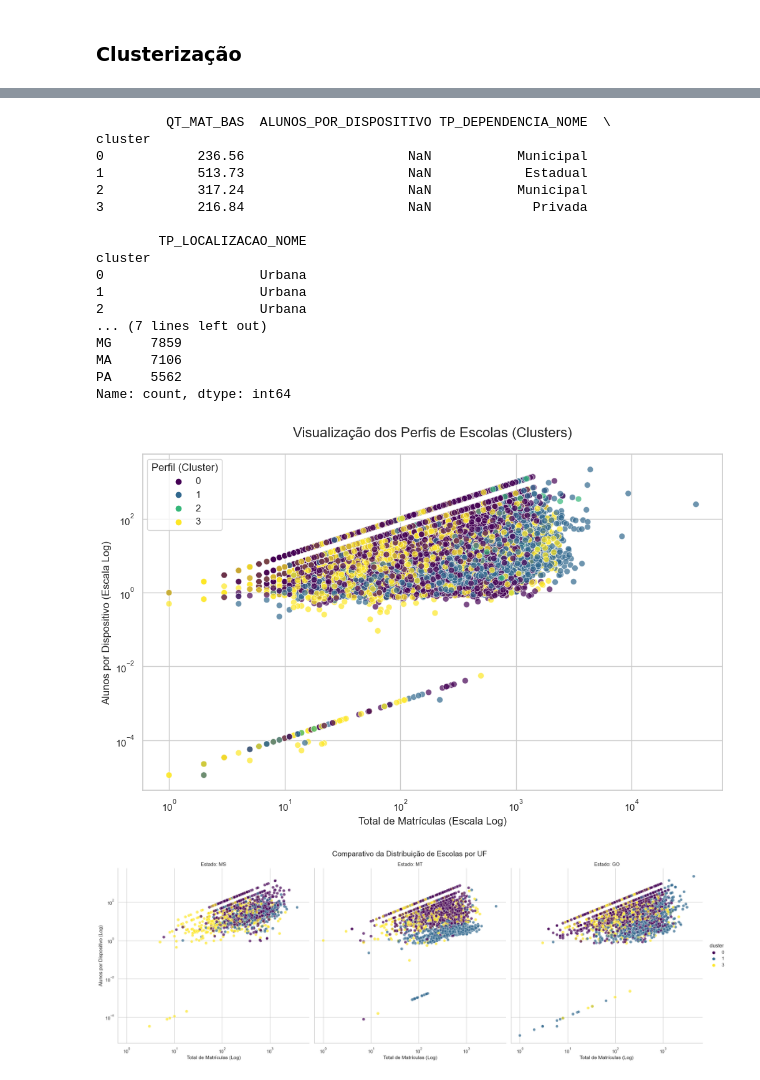
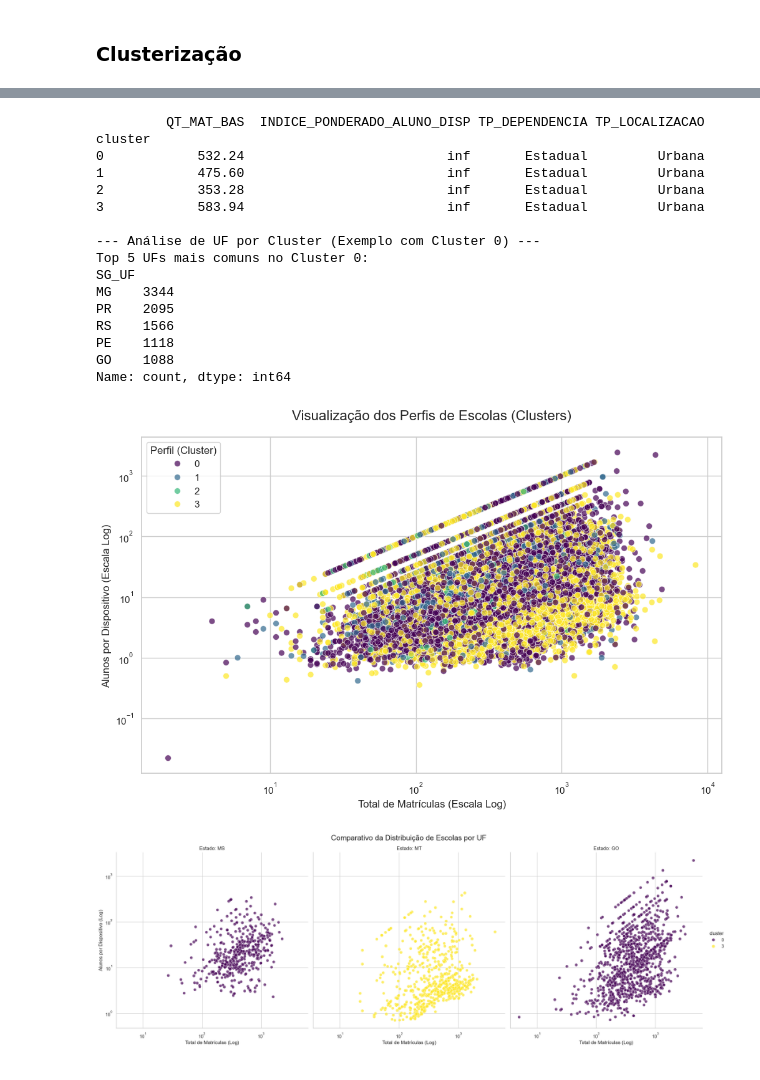
Before and after one commit to laysfreitas/TJGO_CienciaDeDados, a Jupyter notebook: Análise de Dados/Trabalho_Final/trabalho_final.ipynb, the cells around one changed output, grey strips where cells are left out. Cells and saved outputs as stored; diff of their text form; code cells hidden in the pictures.

```diff
--- a/Análise de Dados/Trabalho_Final/trabalho_final.ipynb
+++ b/Análise de Dados/Trabalho_Final/trabalho_final.ipynb
@@ -76,0 +86,21 @@ df_tratado['QT_TABLET_ALUNO'] = df_tratado['QT_TABLET_ALUNO'].replace(88888.0, n
+# %%
+# Pesos para o cálculo do índice ponderado, tentei implementar esses pesos mas confundiu minha análise em relação aos valores calculados, por isso deixei como 1.0
+peso_em = 1.0
+peso_fund = 1.0 # Peso base
+# %%
+# Cálculo da matrícula ponderada matriculas de ensino medio dividido pelo restante do ensino básico
+df_ensino_medio['MATRICULA_PONDERADA'] = (df_ensino_medio['QT_MAT_MED'] * peso_em) + \
+                                        (df_ensino_medio['QT_MAT_BAS_MENOS_EM'] * peso_fund)
+
+# Cálculo do total de dispositivos
+df_ensino_medio['QT_TOTAL_DISPOSITIVOS'] = df_ensino_medio['QT_DESKTOP_ALUNO'] + df_ensino_medio['QT_COMP_PORTATIL_ALUNO'] + df_ensino_medio['QT_TABLET_ALUNO']
+
+# Substitui valores zero por NaN para evitar divisão por zero
+dispositivos = df_ensino_medio['QT_TOTAL_DISPOSITIVOS'].replace(0, np.nan)
+df_ensino_medio['INDICE_PONDERADO_ALUNO_DISP'] = df_ensino_medio['MATRICULA_PONDERADA'] / dispositivos
+
+# Se a matrícula ponderada for 0, o resultado deve ser 0, não NaN
+df_ensino_medio.loc[df_ensino_medio['MATRICULA_PONDERADA'] == 0, 'INDICE_PONDERADO_ALUNO_DISP'] = 0
+
+# Preenche os casos de divisão por zero (dispositivos=0 mas alunos>0) com infinito
+df_ensino_medio['INDICE_PONDERADO_ALUNO_DISP'].fillna(np.inf, inplace=True)
@@ -273,0 +252,12 @@ df_cluster_encoded['cluster'] = pipeline.fit_predict(df_cluster_encoded)
+# %%
+features_cluster = [
+    'QT_MAT_BAS',
+    'INDICE_PONDERADO_ALUNO_DISP',
+    'TP_DEPENDENCIA',
+    'IN_BANDA_LARGA',
+    'IN_LABORATORIO_INFORMATICA',
+    'SG_UF'
+]
+
+# 2. Preparação do dataframe para o modelo
+df_cluster = df_ensino_medio[features_cluster].copy()
@@ -274,12 +339,12 @@ df_cluster_encoded['cluster'] = pipeline.fit_predict(df_cluster_encoded)
 # %%
-df_analise_final = df_tratado.loc[df_cluster.index].copy()
+df_analise_final = df_ensino_medio.loc[df_cluster.index].copy()
 df_analise_final['cluster'] = df_cluster_encoded['cluster']
 
 # Calcular a média das features numéricas por cluster
-resumo_numerico = df_analise_final.groupby('cluster')[['QT_MAT_BAS', 'ALUNOS_POR_DISPOSITIVO']].mean().round(2)
+resumo_numerico = df_analise_final.groupby('cluster')[['QT_MAT_BAS', 'INDICE_PONDERADO_ALUNO_DISP']].mean().round(2)
 
 # Calcular a moda das features categóricas por cluster
-resumo_categorico = df_analise_final.groupby('cluster')[['TP_DEPENDENCIA_NOME', 'TP_LOCALIZACAO_NOME']].agg(lambda x: x.mode()[0])
+resumo_categorico = df_analise_final.groupby('cluster')[['TP_DEPENDENCIA', 'TP_LOCALIZACAO']].agg(lambda x: x.mode()[0])
 
 # Juntar os resumos para criar a tabela de perfis
 resumo_final_clusters = pd.concat([resumo_numerico, resumo_categorico], axis=1)
@@ -292,38 +357,37 @@ cluster_exemplo = 0
 uf_distribution = df_analise_final[df_analise_final['cluster'] == cluster_exemplo]['SG_UF'].value_counts().nlargest(5)
 print(f"Top 5 UFs mais comuns no Cluster {cluster_exemplo}:\n{uf_distribution}")
 # %% [output]
-         QT_MAT_BAS  ALUNOS_POR_DISPOSITIVO TP_DEPENDENCIA_NOME  \
+         QT_MAT_BAS  INDICE_PONDERADO_ALUNO_DISP TP_DEPENDENCIA TP_LOCALIZACAO
 cluster
-0            236.56                     NaN           Municipal
-1            513.73                     NaN            Estadual
-2            317.24                     NaN           Municipal
-3            216.84                     NaN             Privada
+0            532.24                          inf       Estadual         Urbana
+1            475.60                          inf       Estadual         Urbana
+2            353.28                          inf       Estadual         Urbana
+3            583.94                          inf       Estadual         Urbana
 
-        TP_LOCALIZACAO_NOME
-cluster
-0                    Urbana
-1                    Urbana
-2                    Urbana
-... (7 lines left out)
-MG     7859
-MA     7106
-PA     5562
+--- Análise de UF por Cluster (Exemplo com Cluster 0) ---
+Top 5 UFs mais comuns no Cluster 0:
+SG_UF
+MG    3344
+PR    2095
+RS    1566
+PE    1118
+GO    1088
 Name: count, dtype: int64
 # %%
 plt.figure()
 
 sample_df = df_analise_final.sample(n=min(50000, len(df_analise_final)), random_state=42)
 
-sns.scatterplot(data=sample_df, x='QT_MAT_BAS', y='ALUNOS_POR_DISPOSITIVO', hue='cluster', palette='viridis', alpha=0.7, s=50)
+sns.scatterplot(data=sample_df, x='QT_MAT_BAS', y='INDICE_PONDERADO_ALUNO_DISP', hue='cluster', palette='viridis', alpha=0.7, s=50)
 plt.title('Visualização dos Perfis de Escolas (Clusters)', fontsize=16, pad=20)
 plt.xlabel('Total de Matrículas (Escala Log)')
 plt.ylabel('Alunos por Dispositivo (Escala Log)')
 plt.yscale('log')
 plt.xscale('log')
 plt.legend(title='Perfil (Cluster)')
 plt.show()
 # %% [output]
-[figure, old version]
+[figure, new version]
 # %%
 # --- Visualização Comparativa entre Estados ---
 
@@ -334,7 +398,7 @@ df_comparativo = df_analise_final[df_analise_final['SG_UF'].isin(ufs_comparar)]
 g = sns.relplot(
     data=df_comparativo,
     x='QT_MAT_BAS',
-    y='ALUNOS_POR_DISPOSITIVO',
+    y='INDICE_PONDERADO_ALUNO_DISP',
     hue='cluster',
     col='SG_UF',
     palette='viridis',
@@ -350,7 +414,7 @@ g.set_titles("Estado: {col_name}")
 g.set(xscale="log", yscale="log")
 plt.show()
 # %% [output]
-[figure, old version]
+[figure, new version]
 # %%
 # --- Visualização com Foco em um Estado Específico ---
 
```
Also changed, not shown: parts of 24 cells of this notebook, 7 other files.
